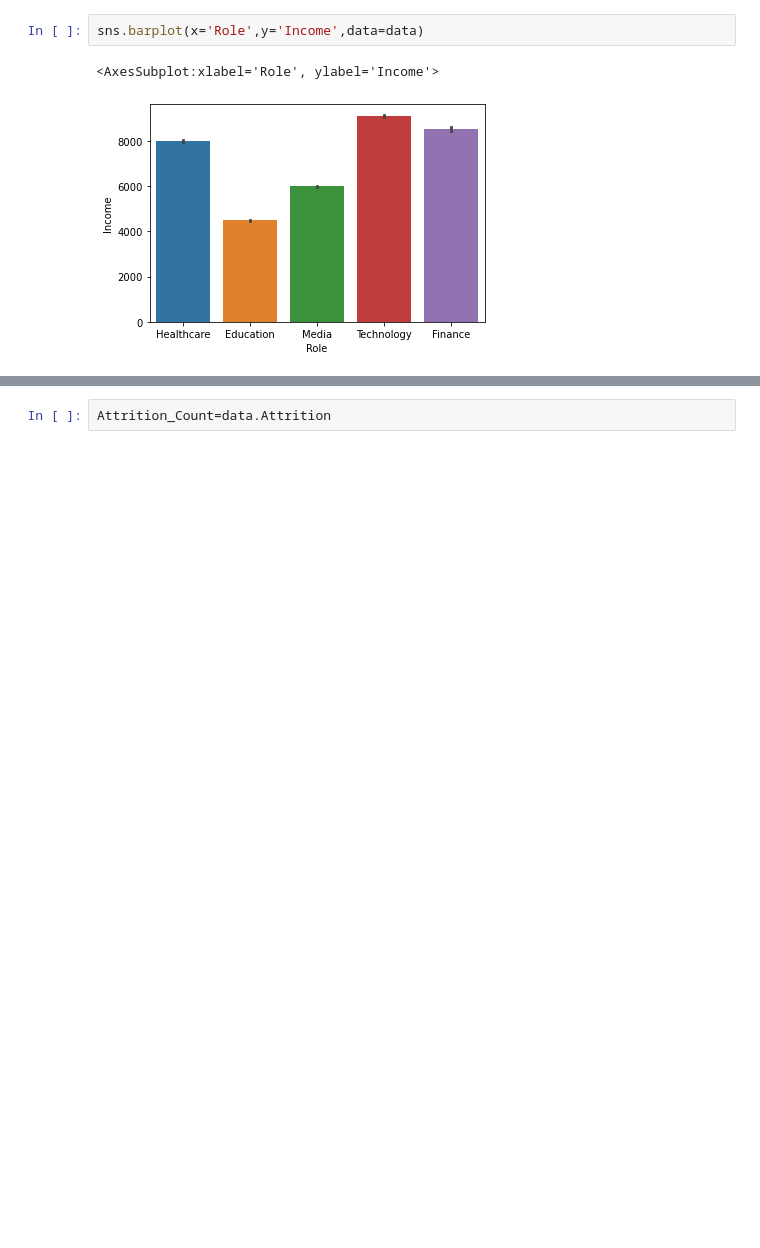
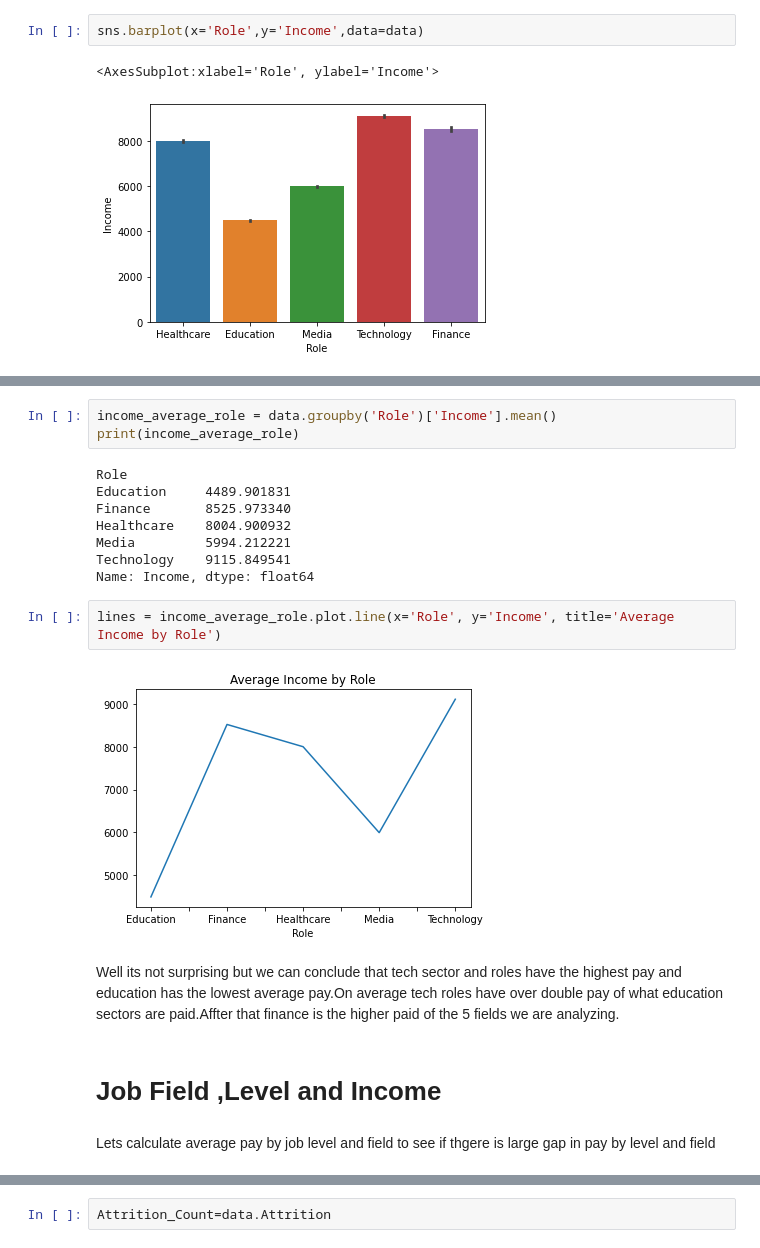
Before and after one commit to dikshya98/Python-01, a Jupyter notebook: Employee_Attrition_Analysis.ipynb, the cells around one changed output, grey strips where cells are left out. Drawn from its saved outputs; the diff is of its cells as text; blank space fills up the shorter version.

```diff
--- a/Employee_Attrition_Analysis.ipynb
+++ b/Employee_Attrition_Analysis.ipynb
@@ -251,0 +272,21 @@ data.corr()
+# %%
+income_average_role = data.groupby('Role')['Income'].mean()
+print(income_average_role)
+# %% [output]
+Role
+Education     4489.901831
+Finance       8525.973340
+Healthcare    8004.900932
+Media         5994.212221
+Technology    9115.849541
+Name: Income, dtype: float64
+# %%
+lines = income_average_role.plot.line(x='Role', y='Income', title='Average Income by Role')
+# %% [output]
+[figure, added]
+# %% [markdown]
+Well its not surprising but we can conclude that tech sector and roles have the highest pay and education has the lowest average pay.On average tech roles have over double pay of what education sectors are paid.Affter that finance is the higher paid of the 5 fields we are analyzing.
+# %% [markdown]
+# Job Field ,Level and Income
+# %% [markdown]
+Lets calculate average pay by job level and field to see if thgere is large gap in pay by level and field
```
Also changed, not shown: parts of 35 cells of this notebook.
